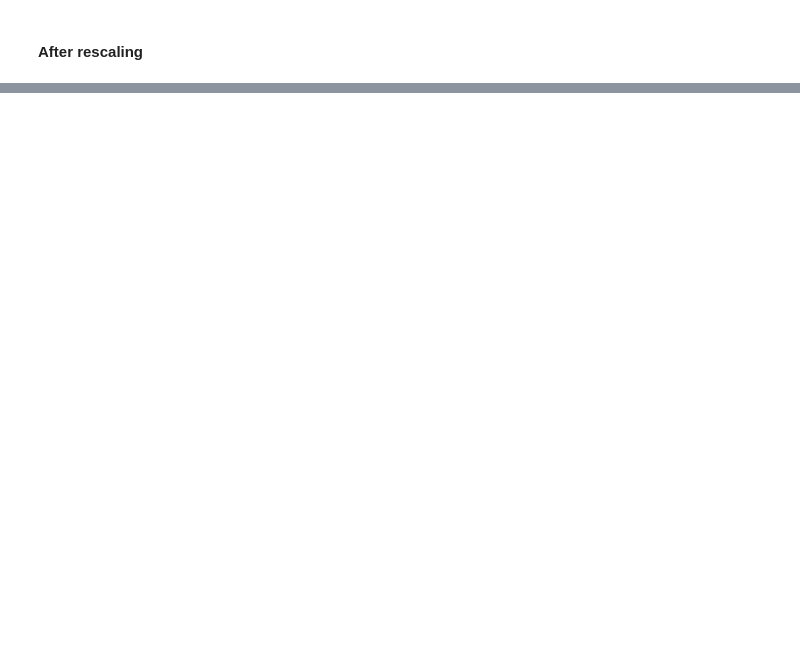
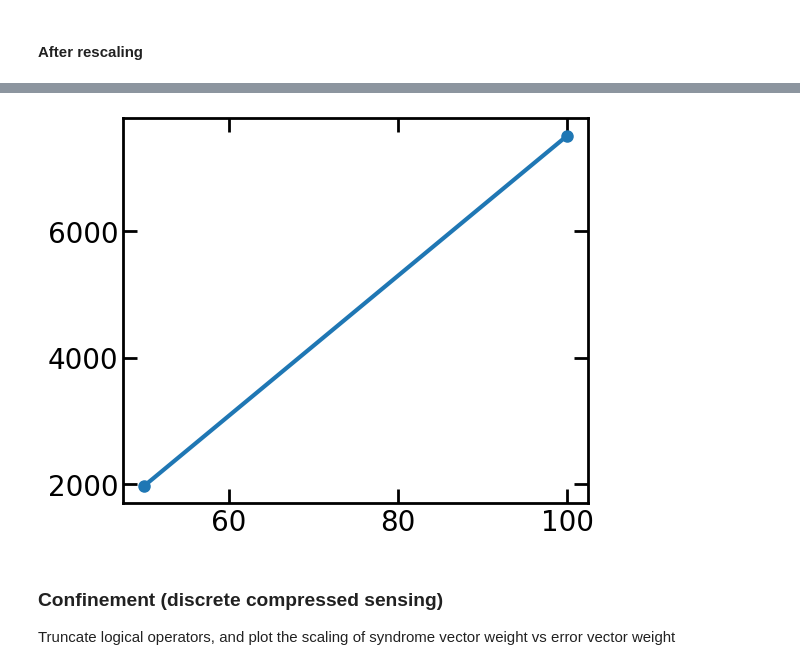
Before and after one commit to Rosetta-Tan/aperiodic-codes, a Jupyter notebook: run/local_ldpc_analysis.ipynb, the cells around one changed output, grey strips where cells are left out. Saved outputs shown, nothing was run; the diff lists cells and outputs as text; code cells hidden in the pictures; blank space fills up the shorter version.

```diff
--- a/run/local_ldpc_analysis.ipynb
+++ b/run/local_ldpc_analysis.ipynb
@@ -194,6 +176,7 @@ popt, pcov = curve_fit(inverse_sqrt, ns, avg_min_dists)
 # %% [markdown]
 #### After rescaling
 # %%
+r = 0.8
 min_dists_rescaled = []
 avg_min_dists_rescaled = []
 for i, size in enumerate(sizes):
@@ -202,7 +185,7 @@ for i, size in enumerate(sizes):
         readpath = os.path.join(readdir, f'mindist_rescaled_n{ns[i]}_m{ms[i]}_degbit{deg_bit}_degcheck{deg_check}_r{r}_seed{seed}.npy')
         min_dist = np.load(readpath)
         min_dists_rescaled[-1].append(min_dist)
-    avg_min_dists_rescaled.append(np.mean(min_dists[-1]))
+    avg_min_dists_rescaled.append(np.mean(min_dists_rescaled[-1]))
 # %%
 fig, ax = plt.subplots(1, 2)
 # left plot: unrescaled
@@ -229,17 +214,29 @@ plt.show()
 # %%
+sizes_for_qcode = np.array(range(10, 40, 10))
 r = 0.2
 seed1 = 0
 seed2 = 20
 dimkers = {'r0.2': []}
-dimcoimgs = {'r0.2': []}
-avg_dimkers = {'r0.2': []}
-avg_dimcoimgs = {'r0.2', []}
-for isize, size in enumerate(sizes):
+dimcoimgs_X = {'r0.2': []}
+dimcoimgs_Z = {'r0.2': []}
+for isize, size in enumerate(sizes_for_qcode):
     readpath1 = os.path.join(readdir, f'hclassical_n{ns[isize]}_m{ms[isize]}_degbit{deg_bit}_degcheck{deg_check}_r{r}_seed{seed1}.txt')
     h1 = read_pc(readpath1)
     readpath2 = os.path.join(readdir, f'hclassical_n{ns[isize]}_m{ms[isize]}_degbit{deg_bit}_degcheck{deg_check}_r{r}_seed{seed2}.txt')
     h2 = read_pc(readpath2)
     qcode = hgp(h1=h1, h2=h2)
+    hx, hz = qcode.hx, qcode.hz
     dimkers['r0.2'].append(qcode.K)
-    # dimcoimgs['r0.2'].append(qcode.M - qcode.K)
-    dimcoimgs['r0.2'].append(compute_code_distance(h1, h2))
+    dimcoimgs_X['r0.2'].append(hx.shape[0] - len(row_basis(hx)))
+    dimcoimgs_Z['r0.2'].append(hz.shape[0] - len(row_basis(hz)))
+# %%
+fig, ax = plt.subplots(1,1)
+ax.plot(sizes_for_qcode*deg_check, dimkers['r0.2'], 'o-', label='dim ker ($r=0.2$))')
+# fig.set_size_inches(18, 18)
+fig.savefig('../figures/local_qldpc_dim_scaling.pdf')
+plt.show()
+# %% [output]
+[figure, added]
+# %% [markdown]
+### Confinement (discrete compressed sensing)
+Truncate logical operators, and plot the scaling of syndrome vector weight vs error vector weight
```
Also changed, not shown: parts of 7 cells of this notebook, 6 other files.
